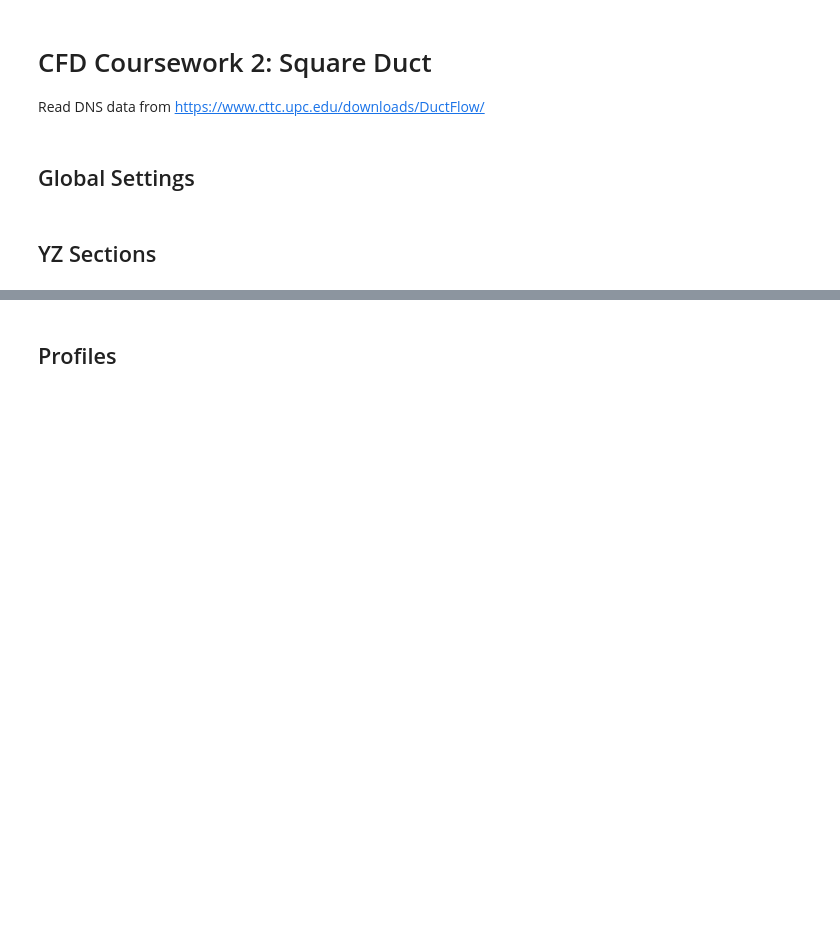
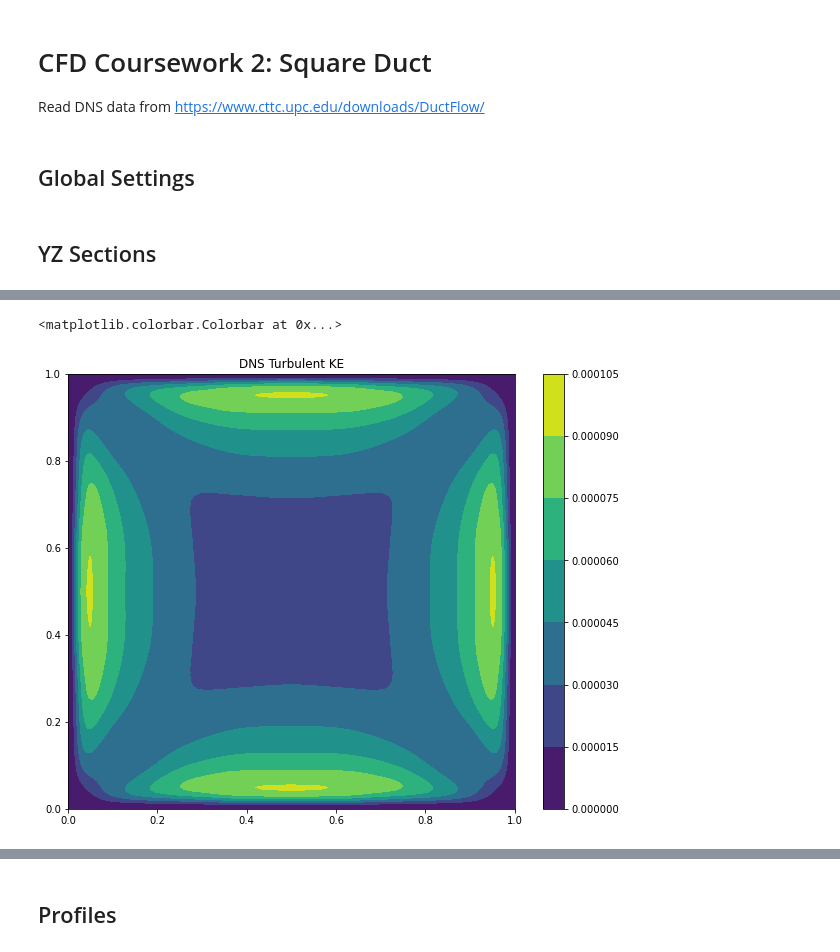
Before and after one commit to delphiiii/CFD-CW2, a Jupyter notebook: read_DNS_data.ipynb, the cells around one changed output, grey strips where cells are left out. Saved outputs shown, nothing was run; the diff lists cells and outputs as text; code cells hidden in the pictures; blank space fills up the shorter version.

```diff
--- a/read_DNS_data.ipynb
+++ b/read_DNS_data.ipynb
@@ -37,0 +86,8 @@ for Re in Re_numbers:
+# %%
+plt.figure(figsize=figsize)
+plt.tricontourf(section_data['y'], section_data['z'], section_data['turbulent_ke'])
+plt.title('DNS Turbulent KE')
+plt.colorbar()
+# %% [output]
+<matplotlib.colorbar.Colorbar at 0x...>
+[figure, added]
```
Also changed, not shown: parts of 13 cells of this notebook, 2 other files.
